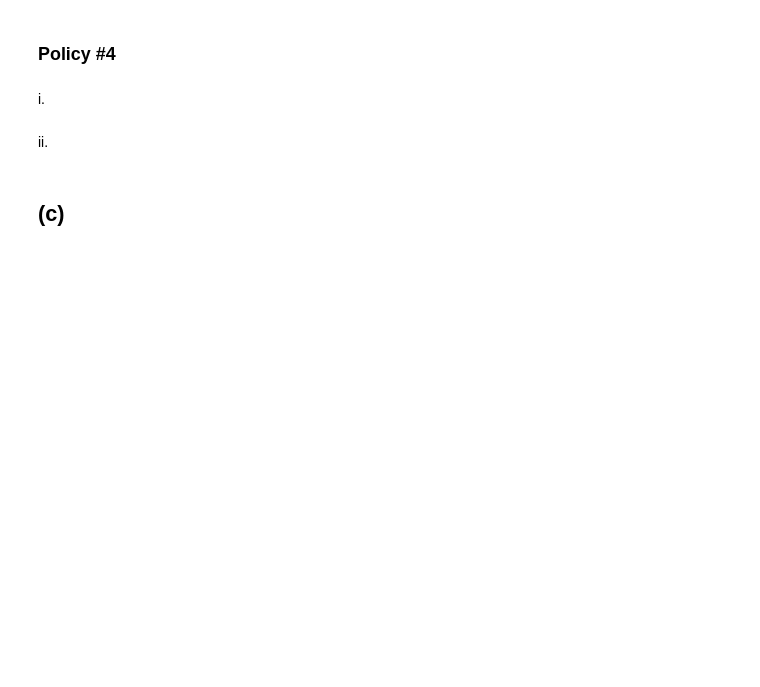
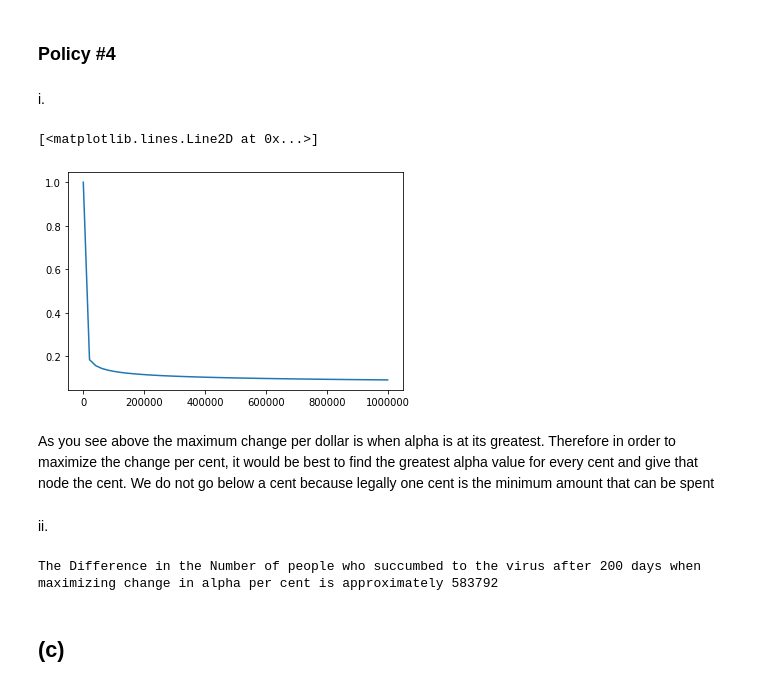
Before and after one commit to rtora/Monitoring-COVID-19-Infections-through-Wastewater-Surveillance, a Jupyter notebook: Part2.ipynb, the cells around one changed output. Cells and saved outputs as stored; diff of their text form; code cells hidden in the pictures; blank space fills up the shorter version.

```diff
--- a/Part2.ipynb
+++ b/Part2.ipynb
@@ -262,3 +282,11 @@ The Difference in the Number of people who succumbed to the virus after 200 days
 ### Policy #4
 # %% [markdown]
 i.
+# %%
+x = np.linspace(0,1000000)
+plt.plot(x, g(x))
+# %% [output]
+[<matplotlib.lines.Line2D at 0x...>]
+[figure, added]
+# %% [markdown]
+As you see above the maximum change per dollar is when alpha is at its greatest. Therefore in order to maximize the change per cent, it would be best to find the greatest alpha value for every cent and give that node the cent. We do not go below a cent because legally one cent is the minimum amount that can be spent
@@ -265,5 +303,10 @@ i.
 # %% [markdown]
 ii.
+# %%
+total_recovered = total_recovered_difference(alpha_news)
+print(f'The Difference in the Number of people who succumbed to the virus after 200 days when maximizing change in alpha per cent is approximately {int(round(total_recovered))}')
+# %% [output]
+The Difference in the Number of people who succumbed to the virus after 200 days when maximizing change in alpha per cent is approximately 583792
 # %% [markdown]
 ## (c)
 # %% [markdown]
```
Also changed, not shown: parts of 4 cells of this notebook.
